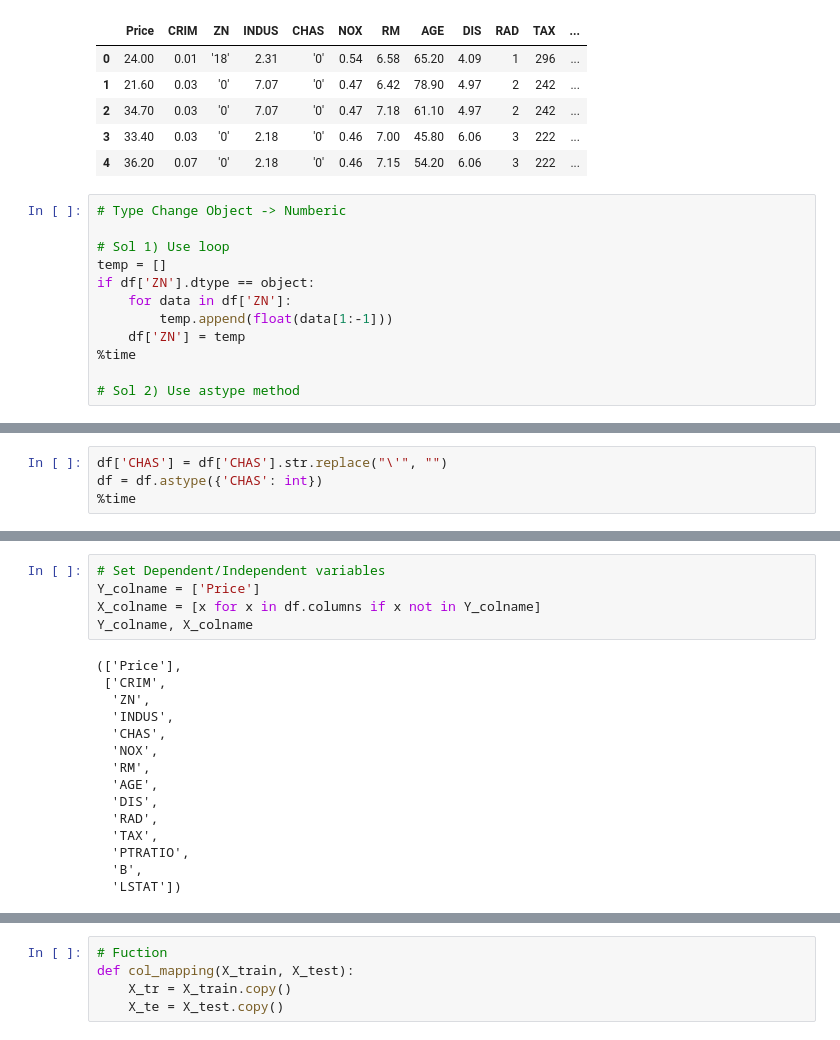
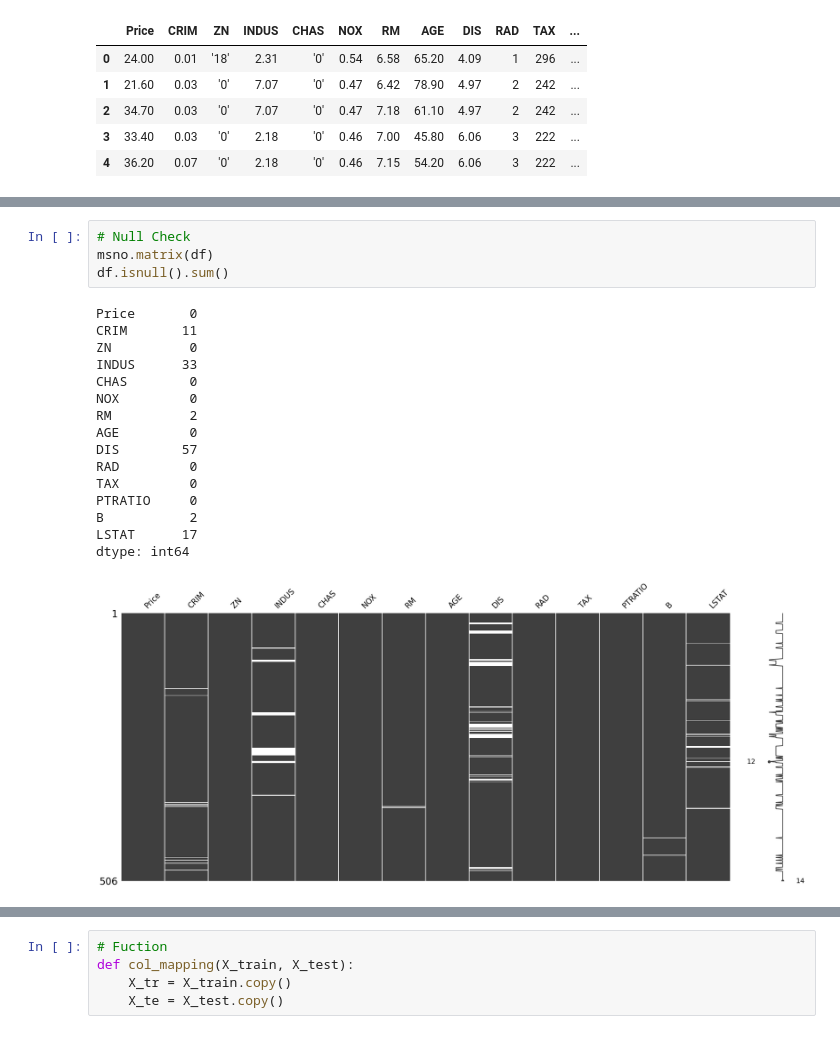
Before and after one commit to ihobbang250/TIL, a Jupyter notebook: Python/Data Science/DataAnalysis1.ipynb, the cells around one changed output, grey strips where cells are left out. Saved outputs shown, nothing was run; the diff lists cells and outputs as text.

```diff
--- a/Python/Data Science/DataAnalysis1.ipynb
+++ b/Python/Data Science/DataAnalysis1.ipynb
@@ -58,15 +59,3 @@ memory usage: 55.5+ KB
 | 2 | 34.70 | 0.03 | '0' | 7.07 | '0' | 0.47 | 7.18 | 61.10 | 4.97 | 2 | 242 | ... |
 | 3 | 33.40 | 0.03 | '0' | 2.18 | '0' | 0.46 | 7.00 | 45.80 | 6.06 | 3 | 222 | ... |
 | 4 | 36.20 | 0.07 | '0' | 2.18 | '0' | 0.46 | 7.15 | 54.20 | 6.06 | 3 | 222 | ... |
-# %%
-# Type Change Object -> Numberic
-
-# Sol 1) Use loop
-temp = []
-if df['ZN'].dtype == object:
-    for data in df['ZN']:
-        temp.append(float(data[1:-1]))
-    df['ZN'] = temp
-%time
-
-# Sol 2) Use astype method
@@ -76,4 +61,0 @@ Wall time: 0 ns
-# %%
-df['CHAS'] = df['CHAS'].str.replace("\'", "")
-df = df.astype({'CHAS': int})
-%time
@@ -83,20 +62,21 @@ Wall time: 0 ns
-# %%
-# Set Dependent/Independent variables
-Y_colname = ['Price']
-X_colname = [x for x in df.columns if x not in Y_colname]
-Y_colname, X_colname
-# %% [output]
-(['Price'],
- ['CRIM',
-  'ZN',
-  'INDUS',
-  'CHAS',
-  'NOX',
-  'RM',
-  'AGE',
-  'DIS',
-  'RAD',
-  'TAX',
-  'PTRATIO',
-  'B',
-  'LSTAT'])
+# %%
+# Null Check
+msno.matrix(df)
+df.isnull().sum()
+# %% [output]
+Price       0
+CRIM       11
+ZN          0
+INDUS      33
+CHAS        0
+NOX         0
+RM          2
+AGE         0
+DIS        57
+RAD         0
+TAX         0
+PTRATIO     0
+B           2
+LSTAT      17
+dtype: int64
+[figure, added]
```
Also changed, not shown: parts of 6 cells of this notebook.
